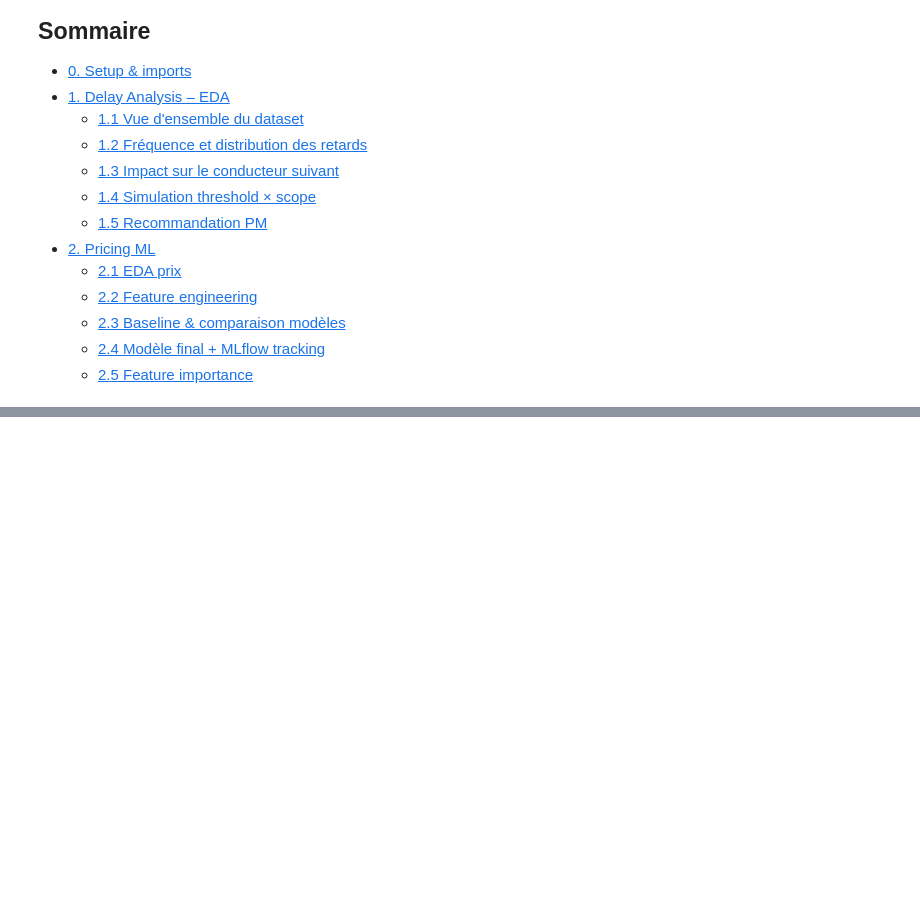
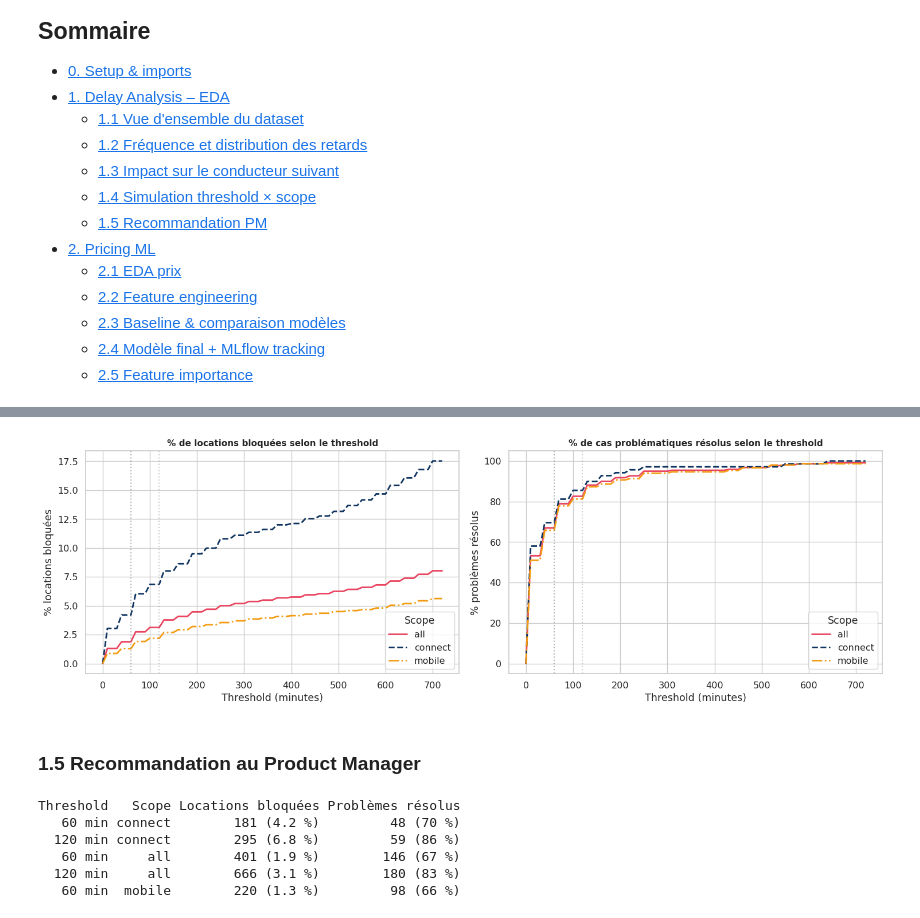
Before and after one commit to Ibra-Ba/getaround, a Jupyter notebook: notebooks/01-Getaround_analysis.ipynb, the cells around one changed output, grey strips where cells are left out. Saved outputs shown, nothing was run; the diff lists cells and outputs as text; code cells hidden in the pictures; blank space fills up the shorter version.

```diff
--- a/notebooks/01-Getaround_analysis.ipynb
+++ b/notebooks/01-Getaround_analysis.ipynb
@@ -165,0 +534,60 @@ Ce notebook couvre deux missions :
+# %%
+thresholds = range(0, 721, 10)
+curves = {s: {'blocked': [], 'solved': []} for s in ['all', 'connect', 'mobile']}
+
+for t in thresholds:
+    for s in ['all', 'connect', 'mobile']:
+        r = simulate(t, s)
+        curves[s]['blocked'].append(r['pct_blocked'])
+        curves[s]['solved'].append(r['pct_solved'])
+
+fig, axes = plt.subplots(1, 2, figsize=(15, 5))
+style = {'all': (RED, '-'), 'connect': (BLUE, '--'), 'mobile': (ORANGE, '-.')}
+
+for s, (c, ls) in style.items():
+    axes[0].plot(thresholds, curves[s]['blocked'], color=c, linestyle=ls,
+                 linewidth=2, label=s)
+    axes[1].plot(thresholds, curves[s]['solved'],  color=c, linestyle=ls,
+                 linewidth=2, label=s)
+
+for ax in axes:
+    ax.axvline(60,  color='grey', linestyle=':', alpha=0.6, linewidth=1.5)
+    ax.axvline(120, color='grey', linestyle=':', alpha=0.4, linewidth=1.5)
+    ax.legend(title='Scope')
+    ax.set_xlabel('Threshold (minutes)')
+
+axes[0].set_title('% de locations bloquées selon le threshold',
+                  fontsize=11, fontweight='bold')
+axes[0].set_ylabel('% locations bloquées')
+
+axes[1].set_title('% de cas problématiques résolus selon le threshold',
+                  fontsize=11, fontweight='bold')
+axes[1].set_ylabel('% problèmes résolus')
+
+plt.tight_layout()
+plt.show()
+# %% [output]
+[figure, added]
+# %% [markdown]
+<a id='1.5'></a>
+### 1.5 Recommandation au Product Manager
+# %%
+# Tableau récapitulatif des scénarios clés
+scenarios = []
+for t, s in [(60,'connect'),(120,'connect'),(60,'all'),(120,'all'),(60,'mobile')]:
+    r = simulate(t, s)
+    scenarios.append({
+        'Threshold': f'{t} min',
+        'Scope': s,
+        'Locations bloquées': f"{r['n_blocked']} ({r['pct_blocked']:.1f} %)",
+        'Problèmes résolus' : f"{r['n_solved']} ({r['pct_solved']:.0f} %)",
+    })
+
+print(pd.DataFrame(scenarios).to_string(index=False))
+# %% [output]
+Threshold   Scope Locations bloquées Problèmes résolus
+   60 min connect        181 (4.2 %)         48 (70 %)
+  120 min connect        295 (6.8 %)         59 (86 %)
+   60 min     all        401 (1.9 %)        146 (67 %)
+  120 min     all        666 (3.1 %)        180 (83 %)
+   60 min  mobile        220 (1.3 %)         98 (66 %)
```
Also changed, not shown: parts of 36 cells of this notebook, 2 other files.
